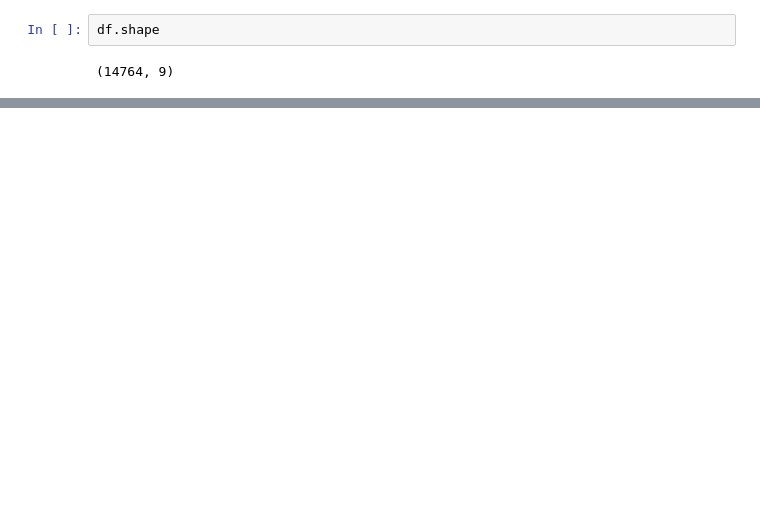
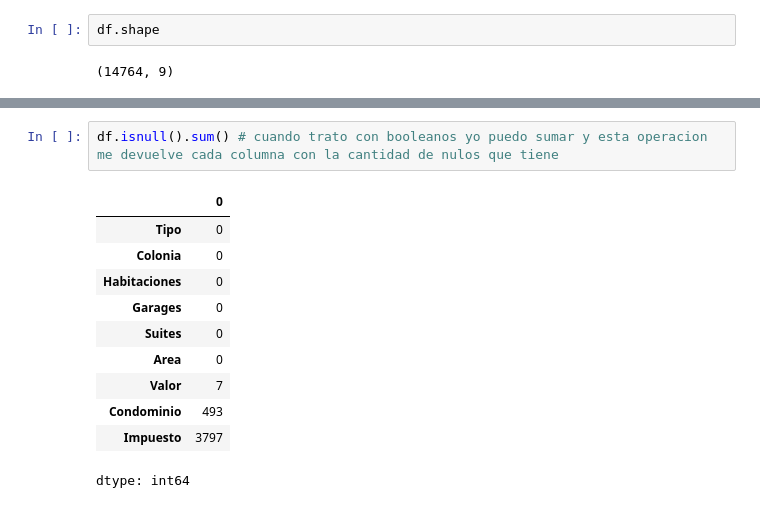
Before and after one commit to Harold-dev-code/proyecto-pandas-inmobiliaria, a Jupyter notebook: proyecto_pandas_inmobiliaria.ipynb, the cells around one changed output, grey strips where cells are left out. Drawn from its saved outputs; the diff is of its cells as text; blank space fills up the shorter version.

```diff
--- a/proyecto_pandas_inmobiliaria.ipynb
+++ b/proyecto_pandas_inmobiliaria.ipynb
@@ -383,0 +495,14 @@ df.shape
+# %%
+df.isnull().sum() # cuando trato con booleanos yo puedo sumar y esta operacion me devuelve cada columna con la cantidad de nulos que tiene
+# %% [output]
+|  | 0 |
+| Tipo | 0 |
+| Colonia | 0 |
+| Habitaciones | 0 |
+| Garages | 0 |
+| Suites | 0 |
+| Area | 0 |
+| Valor | 7 |
+| Condominio | 493 |
+| Impuesto | 3797 |
+dtype: int64
```
Also changed, not shown: parts of 18 cells of this notebook.
